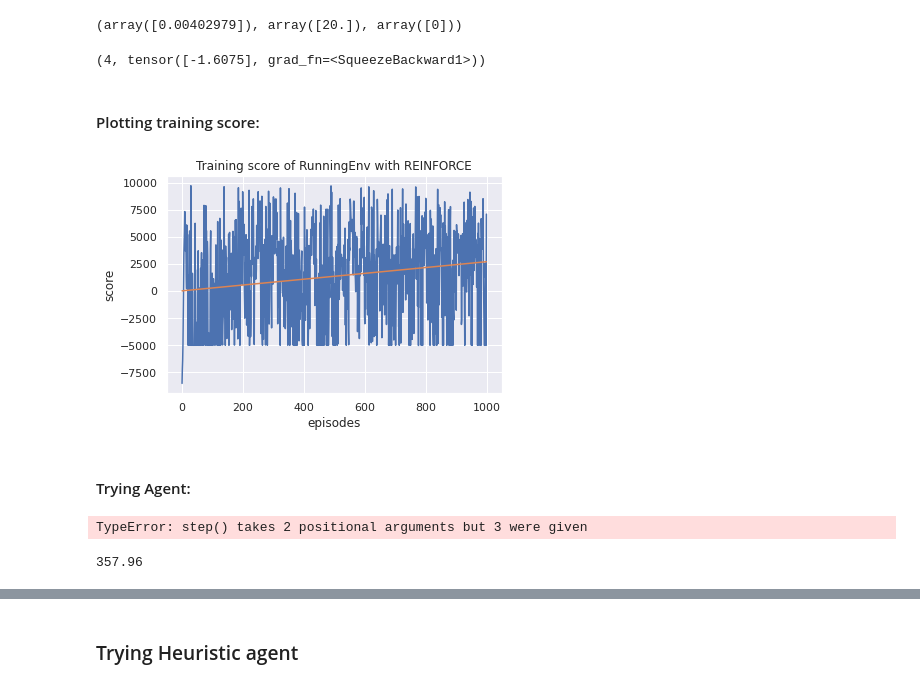
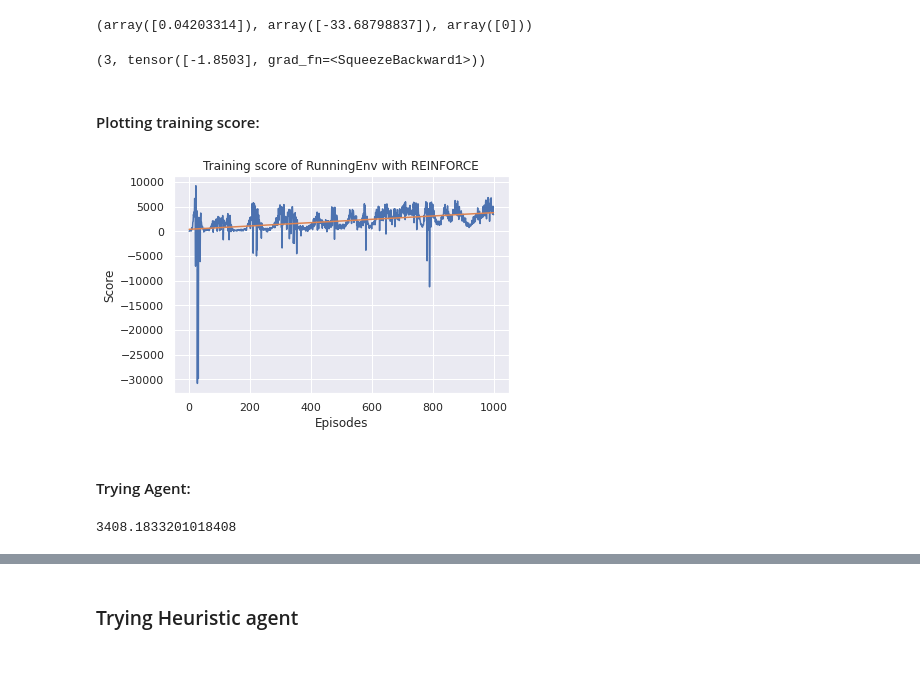
Before and after one commit to jemolano1498/OPPOSD_algorithm, a Jupyter notebook: data_analysis/REINFORCE_running.ipynb, the cells around one changed output, grey strips where cells are left out. Cells and saved outputs as stored; diff of their text form; code cells hidden in the pictures.

Commit message:
Differentiate the target pace

```diff
--- a/data_analysis/REINFORCE_running.ipynb
+++ b/data_analysis/REINFORCE_running.ipynb
@@ -27,6 +27,7 @@ DEVICE = "cuda" if torch.cuda.is_available() else "cpu"
 
 FRAMES = 500
 pref_pace = 181
+target_pace = pref_pace*1.1
 # %%
 #Using a neural network to learn our policy parameters
 class PolicyNetwork(nn.Module):
@@ -78,7 +79,7 @@ def select_action(network, state):
     return action.item(), m.log_prob(action)
 # %%
 #Make environment
-env = EnvWrapper(pref_pace)
+env = EnvWrapper(pref_pace, target_pace)
 
 #Init network
 network = PolicyNetwork(1, 5).to(DEVICE)
@@ -89,12 +90,12 @@ optimizer = optim.Adam(network.parameters(), lr=1e-2)
 state = env.step(0)
 print(state)
 # %% [output]
-(array([0.00402979]), array([20.]), array([0]))
+(array([0.04203314]), array([-33.68798837]), array([0]))
 # %%
 state = env.step(0)[0]
 select_action(network, state)
 # %% [output]
-(4, tensor([-1.6075], grad_fn=<SqueezeBackward1>))
+(3, tensor([-1.8503], grad_fn=<SqueezeBackward1>))
 # %%
 # track scores
 scores = []
@@ -104,13 +105,13 @@ for episode in tqdm(range(NUM_EPISODES)):
 
     # reset environment, initiable variables
     env.reset()
-    state = env.step(0)[1]
+    state = env.step(0)[0]
     rewards = []
     log_probs = []
     score = 0
 
     # generate episode
-    for step in range(FRAMES):
+    while env.steps < FRAMES:
         # env.render()
 
         # select action
@@ -170,43 +171,45 @@ for episode in tqdm(range(NUM_EPISODES)):
 # %%
 sns.set()
 
 plt.plot(scores)
-plt.ylabel('score')
-plt.xlabel('episodes')
+plt.ylabel('Score')
+plt.xlabel('Episodes')
 plt.title('Training score of RunningEnv with REINFORCE')
 
 reg = LinearRegression().fit(np.arange(len(scores)).reshape(-1, 1), np.array(scores).reshape(-1, 1))
 y_pred = reg.predict(np.arange(len(scores)).reshape(-1, 1))
 plt.plot(y_pred)
 plt.show()
 # %% [output]
-[figure, old version]
+[figure, new version]
 # %% [markdown]
 #### Trying Agent:
 # %%
 done = False
-state = env.reset()
-scores = []
+env.reset()
+state = env.step(0)[0]
+try_scores = []
 
 for _ in tqdm(range(50)):
     env.reset()
-    state = env.step(0, pref_pace)[1]
+    state = env.step(0)[0]
     done = False
     score = 0
-
-    for i in range(FRAMES):
+    time_step = 0
+    while env.steps < FRAMES:
         # env.render()
         action, lp = select_action(network, state)
-        print(action)
-        _, new_state, reward, _, done = env.step(action, pref_pace)
+        new_state, reward, done = env.step(action)
         score += reward
         state = new_state
-    scores.append(score)
+        if action > 0:
+            time_step = time_step + env.times[action]
+        else:
+            time_step = time_step + 1
+    try_scores.append(score)
-# %% [output]
-TypeError: step() takes 2 positional arguments but 3 were given
 # %%
-np.array(scores).mean()
+np.array(try_scores).mean()
 # %% [output]
-357.96
+3408.1833201018408
 # %%
 env.reset()
```
Also changed, not shown: parts of 10 cells of this notebook, 3 other files.
